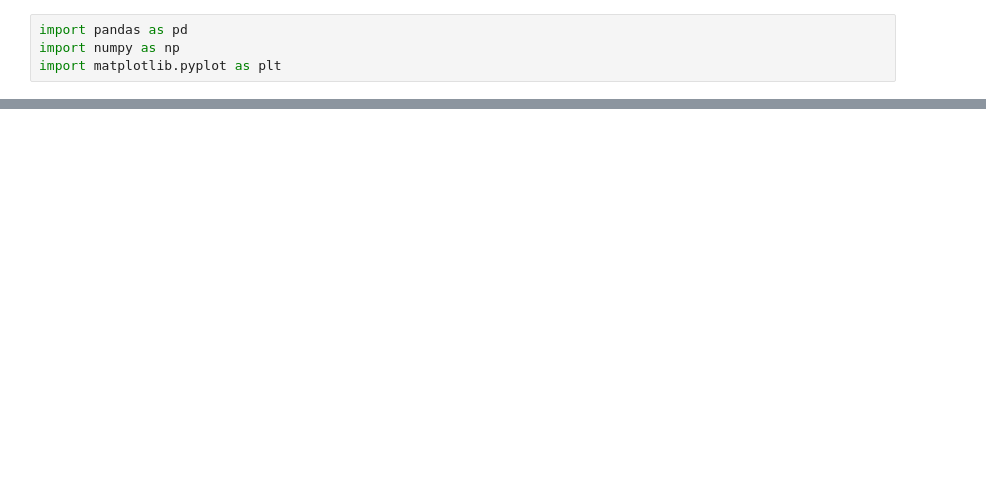
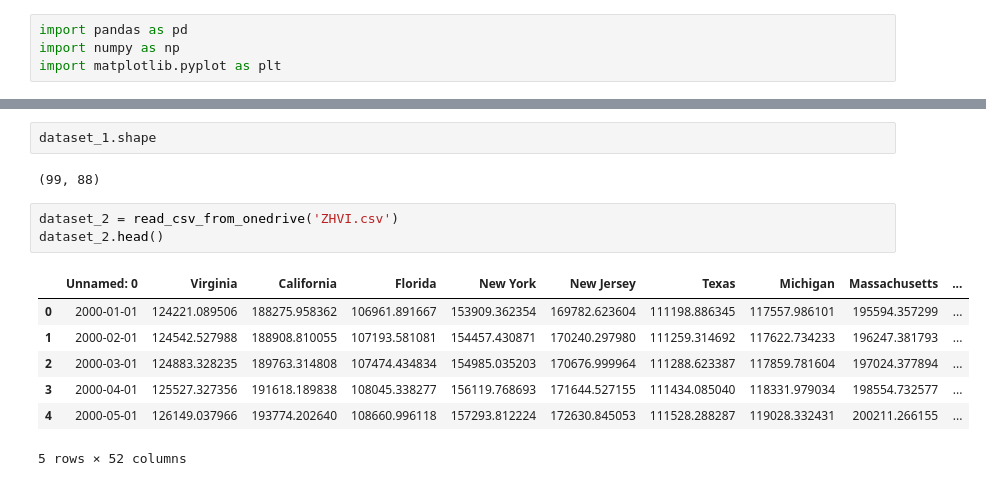
Before and after one commit to lingyundai/MyFirstDoor, a Jupyter notebook: housing.ipynb, the cells around one changed output, grey strips where cells are left out. Drawn from its saved outputs; the diff is of its cells as text; blank space fills up the shorter version.

```diff
--- a/housing.ipynb
+++ b/housing.ipynb
@@ -26,0 +47,15 @@ df.head()
+# %%
+dataset_1.shape
+# %% [output]
+(99, 88)
+# %%
+dataset_2 = read_csv_from_onedrive('ZHVI.csv')
+dataset_2.head()
+# %% [output]
+|  | Unnamed: 0 | Virginia | California | Florida | New York | New Jersey | Texas | Michigan | Massachusetts | ... |
+| 0 | 2000-01-01 | 124221.089506 | 188275.958362 | 106961.891667 | 153909.362354 | 169782.623604 | 111198.886345 | 117557.986101 | 195594.357299 | ... |
+| 1 | 2000-02-01 | 124542.527988 | 188908.810055 | 107193.581081 | 154457.430871 | 170240.297980 | 111259.314692 | 117622.734233 | 196247.381793 | ... |
+| 2 | 2000-03-01 | 124883.328235 | 189763.314808 | 107474.434834 | 154985.035203 | 170676.999964 | 111288.623387 | 117859.781604 | 197024.377894 | ... |
+| 3 | 2000-04-01 | 125527.327356 | 191618.189838 | 108045.338277 | 156119.768693 | 171644.527155 | 111434.085040 | 118331.979034 | 198554.732577 | ... |
+| 4 | 2000-05-01 | 126149.037966 | 193774.202640 | 108660.996118 | 157293.812224 | 172630.845053 | 111528.288287 | 119028.332431 | 200211.266155 | ... |
+5 rows × 52 columns
```
Also changed, not shown: parts of 25 cells of this notebook.
